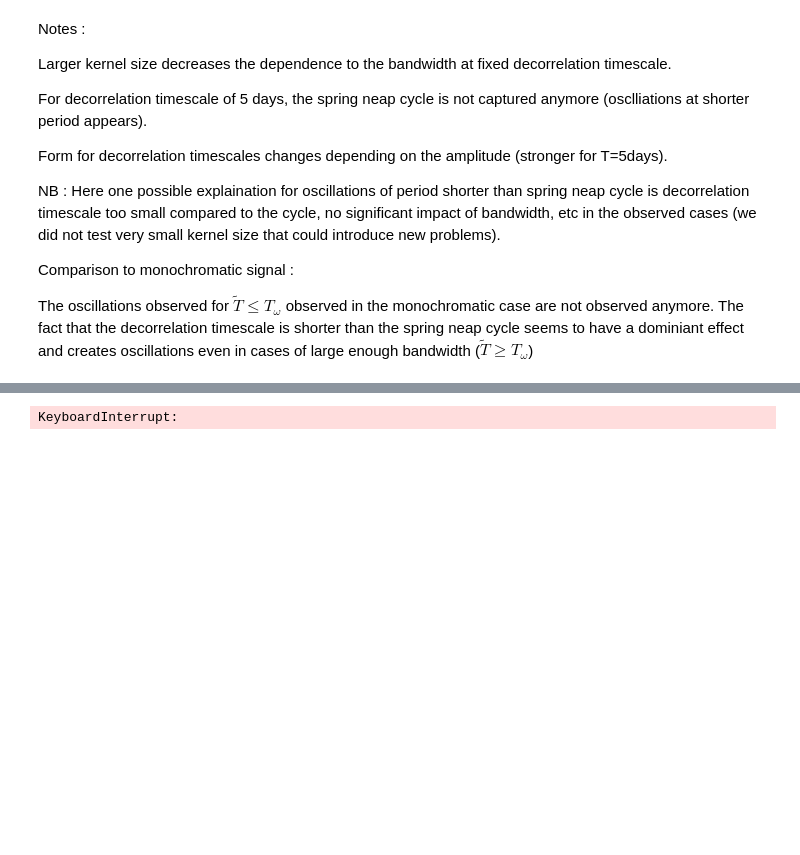
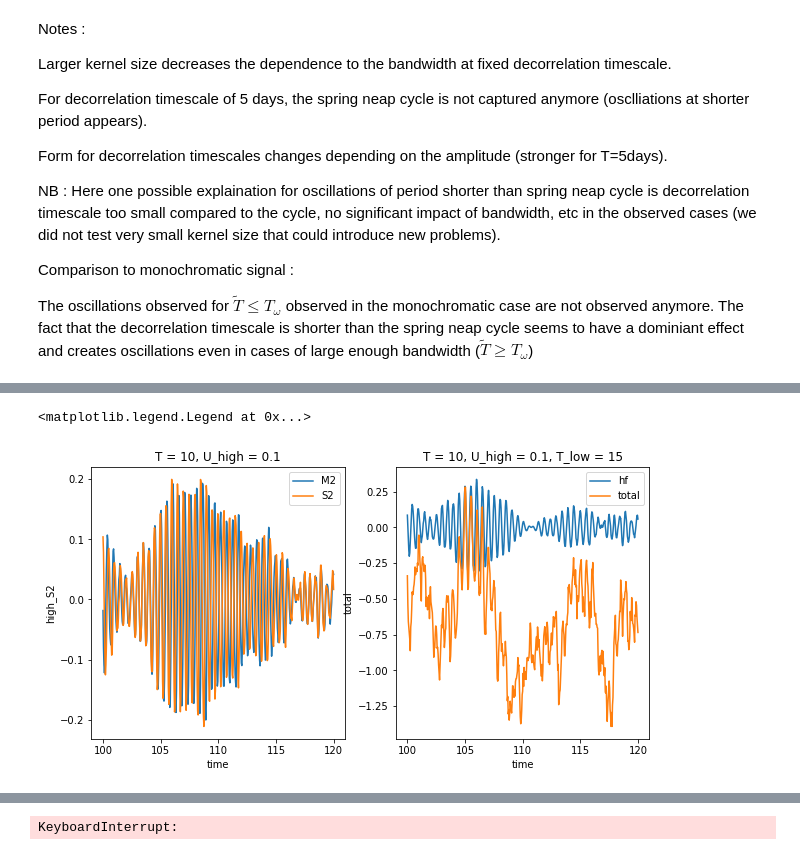
Before and after one commit to zcasparco/equinox_phd, a Jupyter notebook: synthetic_stats/bpassed_hilbert.ipynb, the cells around one changed output, grey strips where cells are left out. Saved outputs shown, nothing was run; the diff lists cells and outputs as text; code cells hidden in the pictures; blank space fills up the shorter version.

```diff
--- a/synthetic_stats/bpassed_hilbert.ipynb
+++ b/synthetic_stats/bpassed_hilbert.ipynb
@@ -436,3 +462,14 @@ Attributes: (0)
 # %%
 ds_stat['high'] = ds_stat.high_M2+ds_stat.high_S2
 ds_stat['total'] = ds_stat.high_M2+ds_stat.high_S2+ds_stat.low
+# %%
+fig,ax = plt.subplots(1,2,figsize=(10,5))
+ds_stat.high_M2.isel(T=1).sel(U_high=0.1).sel(time=slice(100,120)).mean('draw').plot(ax=ax[0],label='M2')
+ds_stat.high_S2.isel(T=1).sel(U_high=0.1).sel(time=slice(100,120)).mean('draw').plot(ax=ax[0],label='S2')
+ax[0].legend()
+ds_stat.high.isel(T=1).sel(U_high=0.1).sel(time=slice(100,120)).mean('draw').plot(ax=ax[1],label='hf')
+ds_stat.total.isel(T_low=1,T=1).sel(U_high=0.1).sel(time=slice(100,120)).mean('draw').plot(ax=ax[1],label='total')
+ax[1].legend()
+# %% [output]
+<matplotlib.legend.Legend at 0x...>
+[figure, added]
```
Also changed, not shown: parts of 14 cells of this notebook.
